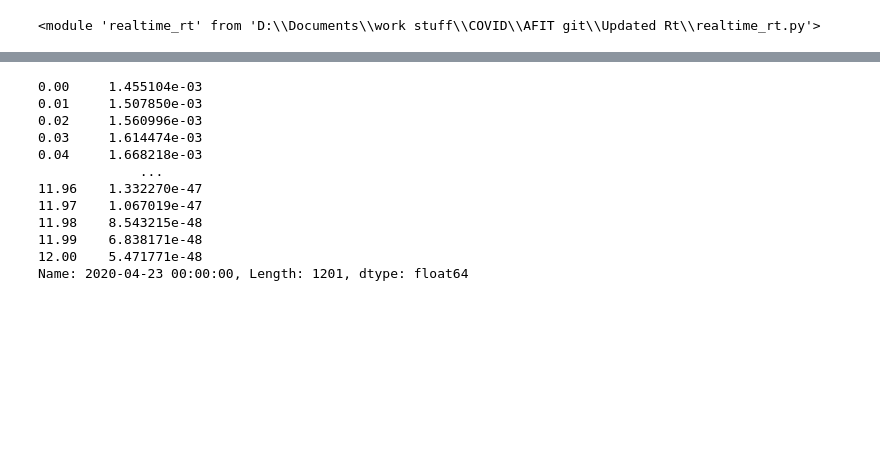
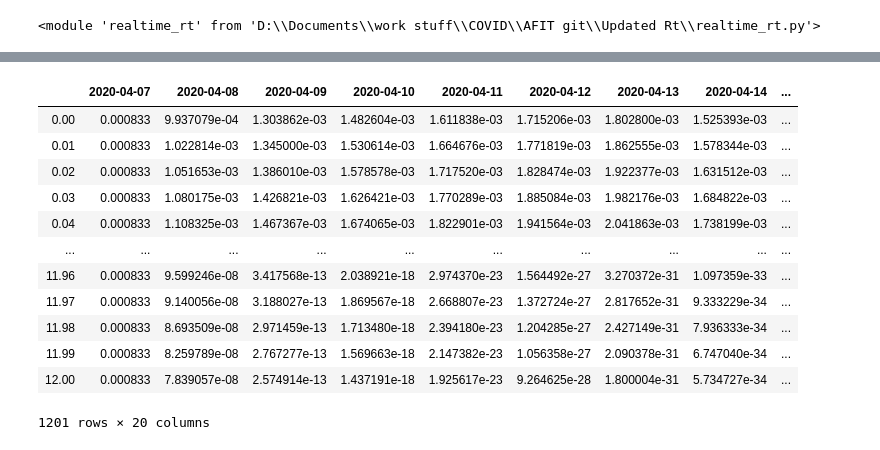
Before and after one commit to SlicedBadge/covid-19, a Jupyter notebook: Scratch Work.ipynb, the cells around one changed output, grey strips where cells are left out. Drawn from its saved outputs; the diff is of its cells as text; code cells hidden in the pictures; blank space fills up the shorter version.

```diff
--- a/Scratch Work.ipynb
+++ b/Scratch Work.ipynb
@@ -165,2 +56,2 @@ def get_posteriors(sr, r_t_range = np.linspace(0, 12, 12*100+1), sigma=0.25, tra
 # %%
-post = get_posteriors(smoothed_data.iloc[0])
+post = rt.get_posteriors(smoothed_data.iloc[0])
@@ -183,15 +75,16 @@ array([[1.59576912, 1.59449302, 1.59067082, ..., 0.        , 0.        ,
 # %%
-post.iloc[:,-1]
+post
 # %% [output]
+|  | 2020-04-07 | 2020-04-08 | 2020-04-09 | 2020-04-10 | 2020-04-11 | 2020-04-12 | 2020-04-13 | 2020-04-14 | ... |
+| 0.00 | 0.000833 | 9.937079e-04 | 1.303862e-03 | 1.482604e-03 | 1.611838e-03 | 1.715206e-03 | 1.802800e-03 | 1.525393e-03 | ... |
+| 0.01 | 0.000833 | 1.022814e-03 | 1.345000e-03 | 1.530614e-03 | 1.664676e-03 | 1.771819e-03 | 1.862555e-03 | 1.578344e-03 | ... |
+| 0.02 | 0.000833 | 1.051653e-03 | 1.386010e-03 | 1.578578e-03 | 1.717520e-03 | 1.828474e-03 | 1.922377e-03 | 1.631512e-03 | ... |
+| 0.03 | 0.000833 | 1.080175e-03 | 1.426821e-03 | 1.626421e-03 | 1.770289e-03 | 1.885084e-03 | 1.982176e-03 | 1.684822e-03 | ... |
+| 0.04 | 0.000833 | 1.108325e-03 | 1.467367e-03 | 1.674065e-03 | 1.822901e-03 | 1.941564e-03 | 2.041863e-03 | 1.738199e-03 | ... |
+| ... | ... | ... | ... | ... | ... | ... | ... | ... | ... |
+| 11.96 | 0.000833 | 9.599246e-08 | 3.417568e-13 | 2.038921e-18 | 2.974370e-23 | 1.564492e-27 | 3.270372e-31 | 1.097359e-33 | ... |
+| 11.97 | 0.000833 | 9.140056e-08 | 3.188027e-13 | 1.869567e-18 | 2.668807e-23 | 1.372724e-27 | 2.817652e-31 | 9.333229e-34 | ... |
+| 11.98 | 0.000833 | 8.693509e-08 | 2.971459e-13 | 1.713480e-18 | 2.394180e-23 | 1.204285e-27 | 2.427149e-31 | 7.936333e-34 | ... |
+| 11.99 | 0.000833 | 8.259789e-08 | 2.767277e-13 | 1.569663e-18 | 2.147382e-23 | 1.056358e-27 | 2.090378e-31 | 6.747040e-34 | ... |
+| 12.00 | 0.000833 | 7.839057e-08 | 2.574914e-13 | 1.437191e-18 | 1.925617e-23 | 9.264625e-28 | 1.800004e-31 | 5.734727e-34 | ... |
-0.00     1.455104e-03
-0.01     1.507850e-03
-0.02     1.560996e-03
-0.03     1.614474e-03
-0.04     1.668218e-03
-             ...
-11.96    1.332270e-47
-11.97    1.067019e-47
-11.98    8.543215e-48
-11.99    6.838171e-48
-12.00    5.471771e-48
-Name: 2020-04-23 00:00:00, Length: 1201, dtype: float64
+1201 rows × 20 columns
```
Also changed, not shown: parts of 12 cells of this notebook, 1 other file.
